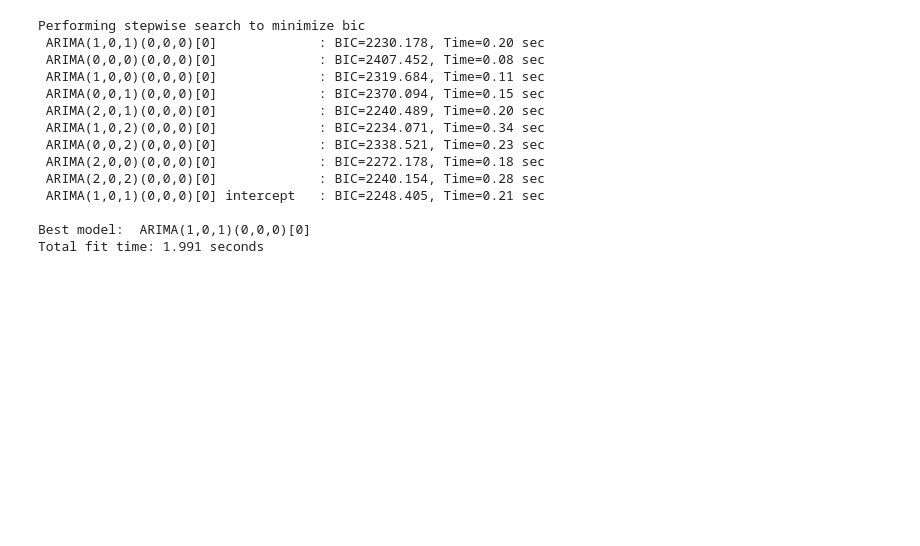
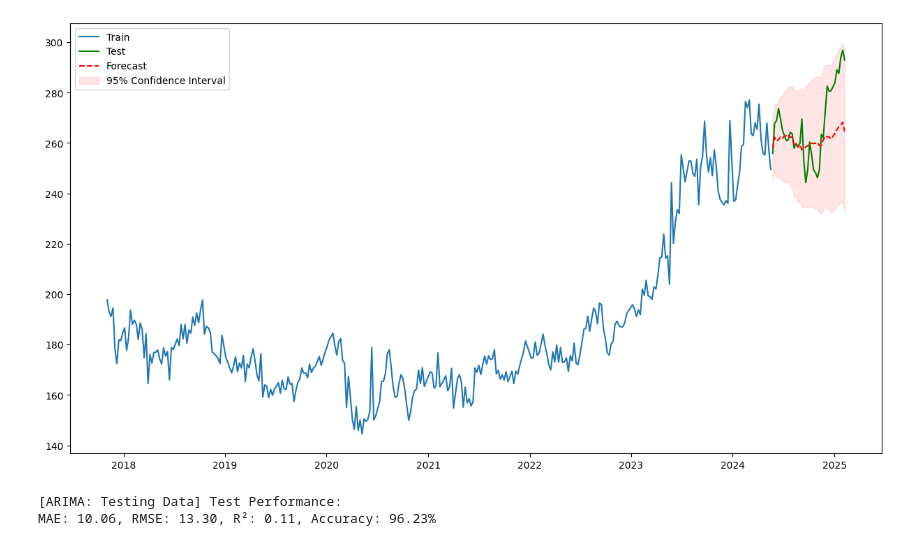
Before and after one commit to JBL168/beef_value_chain_project_spring_2025, a Jupyter notebook: models/sarimax.ipynb, the cells around one changed output. Cells and saved outputs as stored; diff of their text form; code cells hidden in the pictures; blank space fills up the shorter version.

```diff
--- a/models/sarimax.ipynb
+++ b/models/sarimax.ipynb
@@ -53,42 +397,24 @@ def evaluate_forecast(model_name, actual, predicted):
 # %%
-X = data.drop(['AVG_PRICE_AUCTION'], axis=1)
-y = data['AVG_PRICE_AUCTION'].values.reshape(-1,1)
+plt.figure(figsize=(15, 8))
+plt.plot(train.index, train['AVG_PRICE_AUCTION'], label='Train')
+plt.plot(test.index, test['AVG_PRICE_AUCTION'], label='Test', color='green')
+plt.plot(test.index, mean_forecast, label='Forecast', color='red', linestyle='--')
 
-train_size = int(len(data.index) * 0.9)
+plt.fill_between(test.index,
+                 confidence_intervals.iloc[:, 0],
+                 confidence_intervals.iloc[:, 1],
+                 color='red', alpha=0.1,
+                 label='95% Confidence Interval')
+# plt.plot(train.index, train_forecast, label='Test', color='orange')
+# plt.plot(test.index, forecast_results, label='Forecast', color='red', linestyle='--')
 
-X_train = X.iloc[:train_size]
-X_test = X.iloc[train_size:]
-y_train = y[:train_size]
-y_test = y[train_size:]
+plt.legend()
+plt.savefig(os.path.join('..', 'figures', 'arima_plot.png'), dpi=300)
+plt.show()
+# %% [output]
+[figure, added]
 # %%
-# create auto_arima model
-model = auto_arima(y_train,
-                  X=X_train,
-                  method='lbfgs',
-                  solver='lbfgs',
-                  information_criterion='bic',
-                  start_p=1,
-                  start_q=1,
-                  max_p=3,
-                  max_q=3,
-                  seasonal=False,
-                  trace=True,
-                  random_state=42,
-                  error_action='ignore',
-                  suppress_warnings=True,
-                  stepwise=True)
+evaluate_forecast('ARIMA: Testing Data', test['AVG_PRICE_AUCTION'], mean_forecast)
 # %% [output]
-Performing stepwise search to minimize bic
- ARIMA(1,0,1)(0,0,0)[0]             : BIC=2230.178, Time=0.20 sec
- ARIMA(0,0,0)(0,0,0)[0]             : BIC=2407.452, Time=0.08 sec
- ARIMA(1,0,0)(0,0,0)[0]             : BIC=2319.684, Time=0.11 sec
- ARIMA(0,0,1)(0,0,0)[0]             : BIC=2370.094, Time=0.15 sec
- ARIMA(2,0,1)(0,0,0)[0]             : BIC=2240.489, Time=0.20 sec
- ARIMA(1,0,2)(0,0,0)[0]             : BIC=2234.071, Time=0.34 sec
- ARIMA(0,0,2)(0,0,0)[0]             : BIC=2338.521, Time=0.23 sec
- ARIMA(2,0,0)(0,0,0)[0]             : BIC=2272.178, Time=0.18 sec
- ARIMA(2,0,2)(0,0,0)[0]             : BIC=2240.154, Time=0.28 sec
- ARIMA(1,0,1)(0,0,0)[0] intercept   : BIC=2248.405, Time=0.21 sec
-
-Best model:  ARIMA(1,0,1)(0,0,0)[0]
-Total fit time: 1.991 seconds
+[ARIMA: Testing Data] Test Performance:
+MAE: 10.06, RMSE: 13.30, R²: 0.11, Accuracy: 96.23%
```
Also changed, not shown: parts of 14 cells of this notebook, 1 other file.
